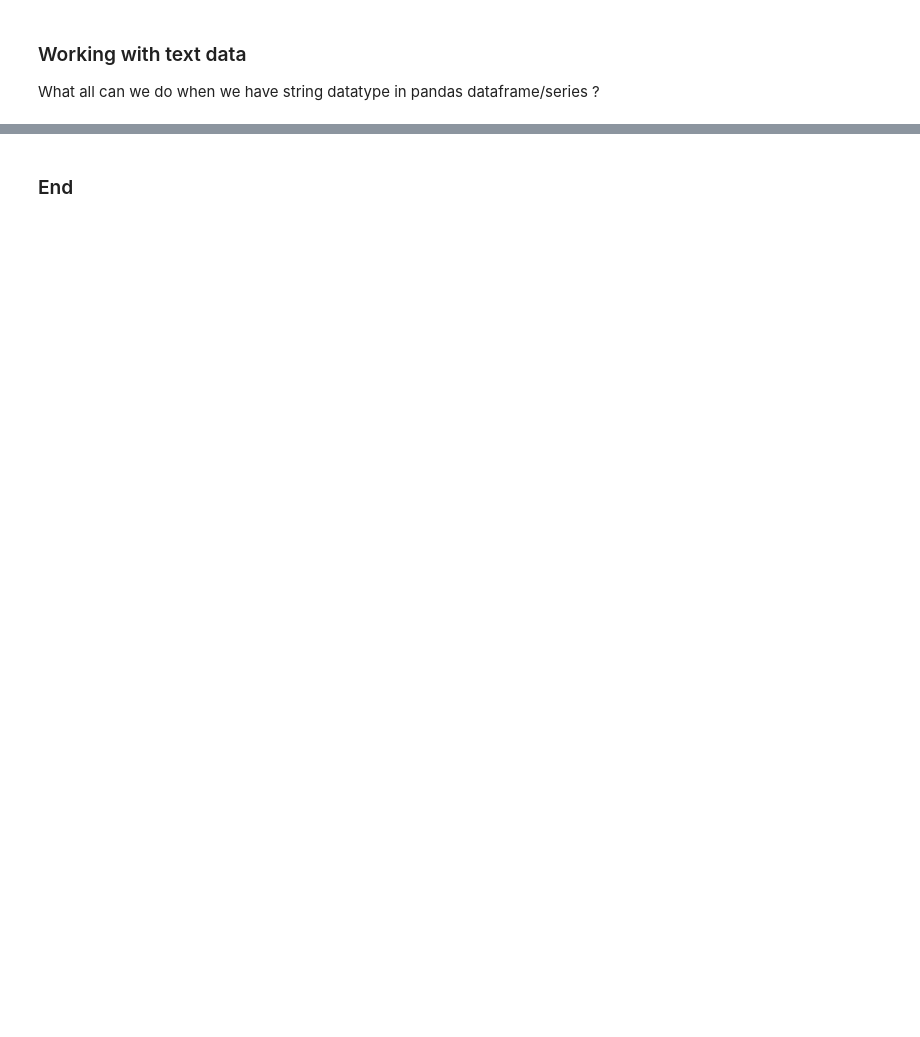
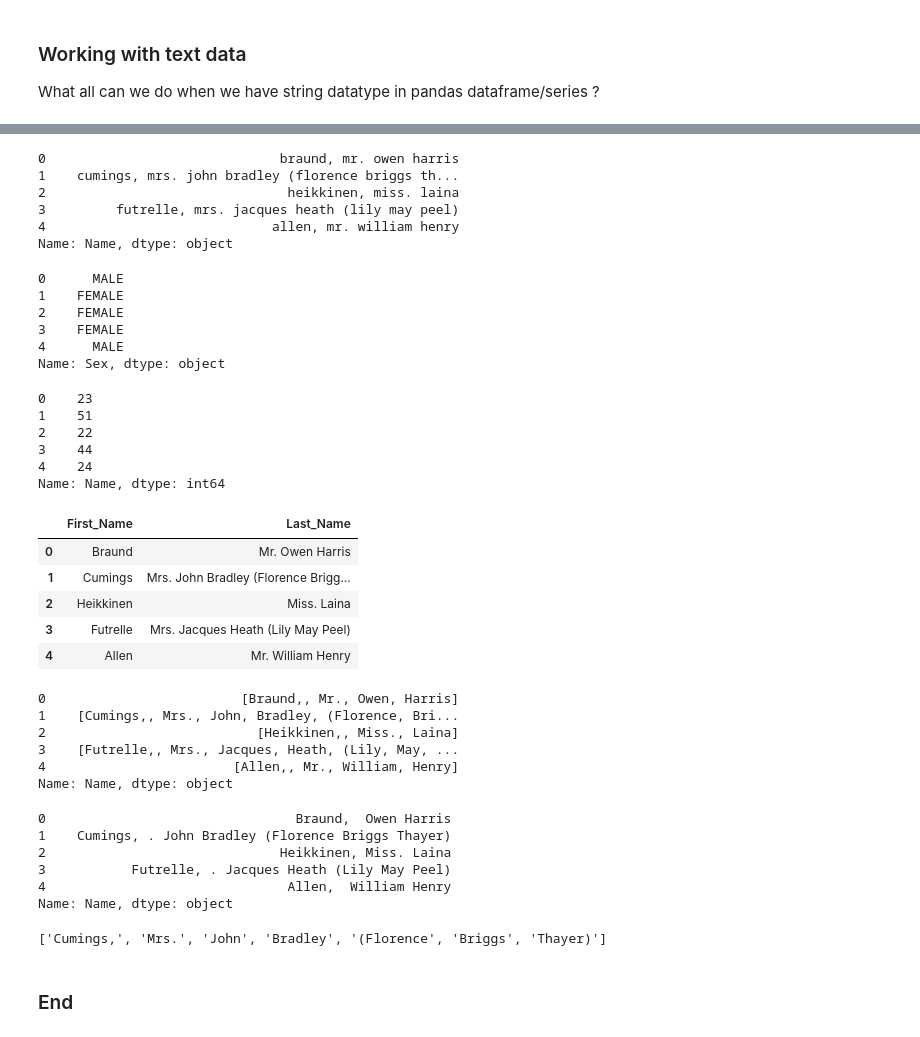
Before and after one commit to groverpr/learn_python_libraries, a Jupyter notebook: pandas/pandas_cheatsheet.ipynb, the cells around one changed output, grey strips where cells are left out. Cells and saved outputs as stored; diff of their text form; code cells hidden in the pictures; blank space fills up the shorter version.

```diff
--- a/pandas/pandas_cheatsheet.ipynb
+++ b/pandas/pandas_cheatsheet.ipynb
@@ -809,2 +823,78 @@ What all can we do when we have string datatype in pandas dataframe/series ?
+# %%
+# converts all rows into lower
+
+df.Name.str.lower().head()
+# %% [output]
+0                              braund, mr. owen harris
+1    cumings, mrs. john bradley (florence briggs th...
+2                               heikkinen, miss. laina
+3         futrelle, mrs. jacques heath (lily may peel)
+4                             allen, mr. william henry
+Name: Name, dtype: object
+# %%
+# converts all rows into upper
+
+df.Sex.str.upper().head()
+# %% [output]
+0      MALE
+1    FEMALE
+2    FEMALE
+3    FEMALE
+4      MALE
+Name: Sex, dtype: object
+# %%
+# counts all the characters including spaces
+
+df.Name.str.len().head()
+# %% [output]
+0    23
+1    51
+2    22
+3    44
+4    24
+Name: Name, dtype: int64
+# %%
+# splits strings in each row over whitespaces ()
+# expand=True : expand columns
+# pat = regex to split on
+
+df.Name.str.split(pat=',',expand=True).head().rename(columns={0:'First_Name', 1: 'Last_Name'})
+# %% [output]
+|  | First_Name | Last_Name |
+| 0 | Braund | Mr. Owen Harris |
+| 1 | Cumings | Mrs. John Bradley (Florence Brigg... |
+| 2 | Heikkinen | Miss. Laina |
+| 3 | Futrelle | Mrs. Jacques Heath (Lily May Peel) |
+| 4 | Allen | Mr. William Henry |
+# %%
+# splits strings in each row over whitespaces ()
+# expand=False : doesn't expand columns
+# pat = regex to split on
+
+df.Name.str.split(expand=False).head()
+# %% [output]
+0                         [Braund,, Mr., Owen, Harris]
+1    [Cumings,, Mrs., John, Bradley, (Florence, Bri...
+2                           [Heikkinen,, Miss., Laina]
+3    [Futrelle,, Mrs., Jacques, Heath, (Lily, May, ...
+4                        [Allen,, Mr., William, Henry]
+Name: Name, dtype: object
+# %%
+# replace Mr. with empty space
+
+df.Name.str.replace('Mr.', '').head()
+# %% [output]
+0                                Braund,  Owen Harris
+1    Cumings, . John Bradley (Florence Briggs Thayer)
+2                              Heikkinen, Miss. Laina
+3           Futrelle, . Jacques Heath (Lily May Peel)
+4                               Allen,  William Henry
+Name: Name, dtype: object
+# %%
+# get() is used to get particular row of split
+
+df.Name.str.split().get(1)
+# %% [output]
+['Cumings,', 'Mrs.', 'John', 'Bradley', '(Florence', 'Briggs', 'Thayer)']
 # %% [markdown]
 ### End
```
Also changed, not shown: parts of 2 cells of this notebook.
